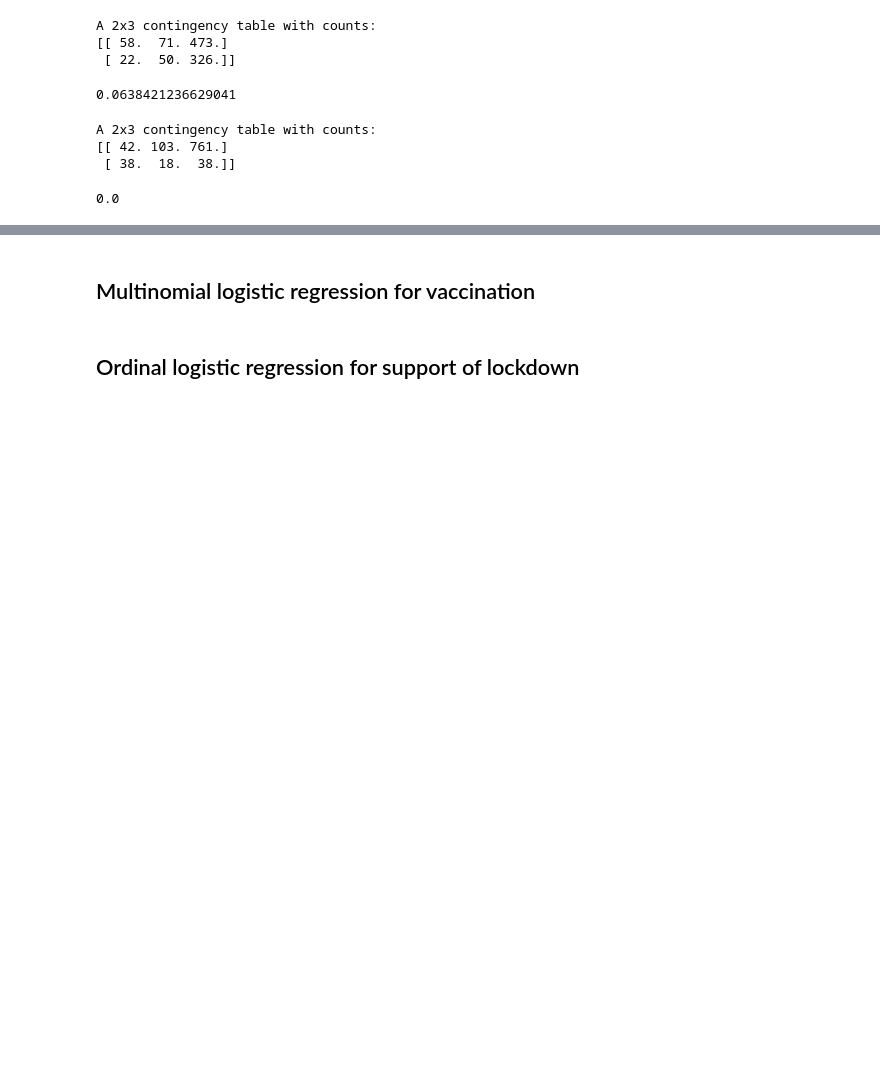
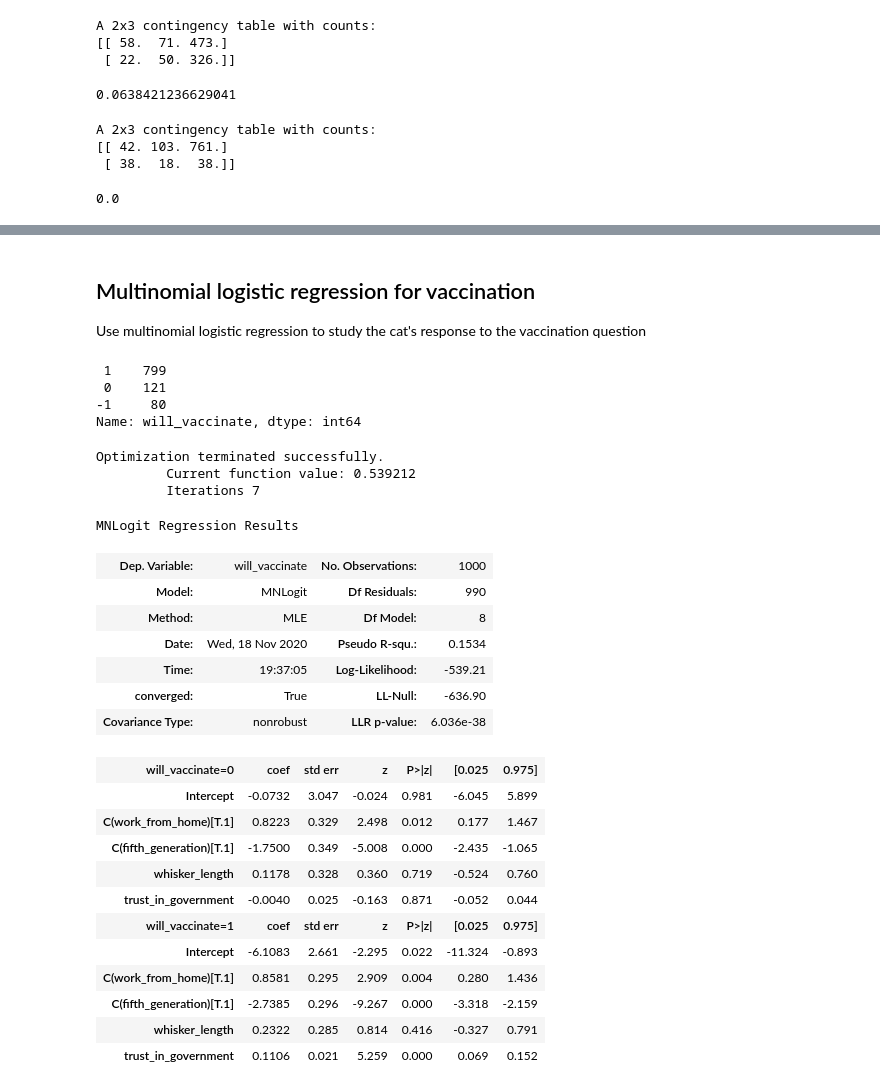
Before and after one commit to aezarebski/aas-extended-examples, a Jupyter notebook: example-3/example-3-answers-a.ipynb, the cells around one changed output, grey strips where cells are left out. Cells and saved outputs as stored; diff of their text form; code cells hidden in the pictures; blank space fills up the shorter version.

```diff
--- a/example-3/example-3-answers.ipynb
+++ b/example-3/example-3-answers-a.ipynb
@@ -134,8 +140,12 @@ ternary_logistic = smf.logit(formula = formula,
 # %%
-ternary_df = data_df.copy()
-ternary_df = ternary_df[data_df.will_vaccinate != 0]
+binary_df = data_df.copy()
 
-formula = "will_vaccinate ~ C(work_from_home) + whisker_length + trust_in_government + C(fifth_generation)"
-ternary_logistic = smf.logit(formula = formula,
-                             data = ternary_df).fit()
+binary_df["vaccine_answer"] = 0.5 * (binary_df.will_vaccinate.to_numpy() + 1)
+binary_df = binary_df[data_df.will_vaccinate != 0]
+binary_df = binary_df.drop("will_vaccinate", axis = 1)
+
+all_vars = "C(work_from_home) + whisker_length + trust_in_government + C(fifth_generation)"
+
+binary_logistic = smf.logit(formula = "vaccine_answer ~ " + all_vars, data = binary_df).fit()
+binary_logistic.summary()
 # %% [output]
@@ -173,5 +178,5 @@ Logit Regression Results
 Interpreting a table of coefficients is difficult, a nicer way to do this is with _effect displays_ which is something that Fox has written software to generate.
 # %% [markdown]
 ## Multinomial logistic regression for vaccination
+
+Use multinomial logistic regression to study the cat's response to the vaccination question
-# %% [markdown]
-## Ordinal logistic regression for support of lockdown
@@ -179,0 +183,34 @@ help(pd.DataFrame.insert)
+# %%
+data_df.will_vaccinate.value_counts()
+# %% [output]
+ 1    799
+ 0    121
+-1     80
+Name: will_vaccinate, dtype: int64
+# %%
+multi_logistic = smf.mnlogit(formula = "will_vaccinate ~ " + all_vars, data = data_df).fit()
+multi_logistic.summary()
+# %% [output]
+Optimization terminated successfully.
+         Current function value: 0.539212
+         Iterations 7
+MNLogit Regression Results
+| Dep. Variable: | will_vaccinate | No. Observations: | 1000 |
+| Model: | MNLogit | Df Residuals: | 990 |
+| Method: | MLE | Df Model: | 8 |
+| Date: | Wed, 18 Nov 2020 | Pseudo R-squ.: | 0.1534 |
+| Time: | 19:37:05 | Log-Likelihood: | -539.21 |
+| converged: | True | LL-Null: | -636.90 |
+| Covariance Type: | nonrobust | LLR p-value: | 6.036e-38 |
+| will_vaccinate=0 | coef | std err | z | P>|z| | [0.025 | 0.975] |
+| Intercept | -0.0732 | 3.047 | -0.024 | 0.981 | -6.045 | 5.899 |
+| C(work_from_home)[T.1] | 0.8223 | 0.329 | 2.498 | 0.012 | 0.177 | 1.467 |
+| C(fifth_generation)[T.1] | -1.7500 | 0.349 | -5.008 | 0.000 | -2.435 | -1.065 |
+| whisker_length | 0.1178 | 0.328 | 0.360 | 0.719 | -0.524 | 0.760 |
+| trust_in_government | -0.0040 | 0.025 | -0.163 | 0.871 | -0.052 | 0.044 |
+| will_vaccinate=1 | coef | std err | z | P>|z| | [0.025 | 0.975] |
+| Intercept | -6.1083 | 2.661 | -2.295 | 0.022 | -11.324 | -0.893 |
+| C(work_from_home)[T.1] | 0.8581 | 0.295 | 2.909 | 0.004 | 0.280 | 1.436 |
+| C(fifth_generation)[T.1] | -2.7385 | 0.296 | -9.267 | 0.000 | -3.318 | -2.159 |
+| whisker_length | 0.2322 | 0.285 | 0.814 | 0.416 | -0.327 | 0.791 |
+| trust_in_government | 0.1106 | 0.021 | 5.259 | 0.000 | 0.069 | 0.152 |
```
Also changed, not shown: parts of 7 cells of this notebook, 1 other file.
